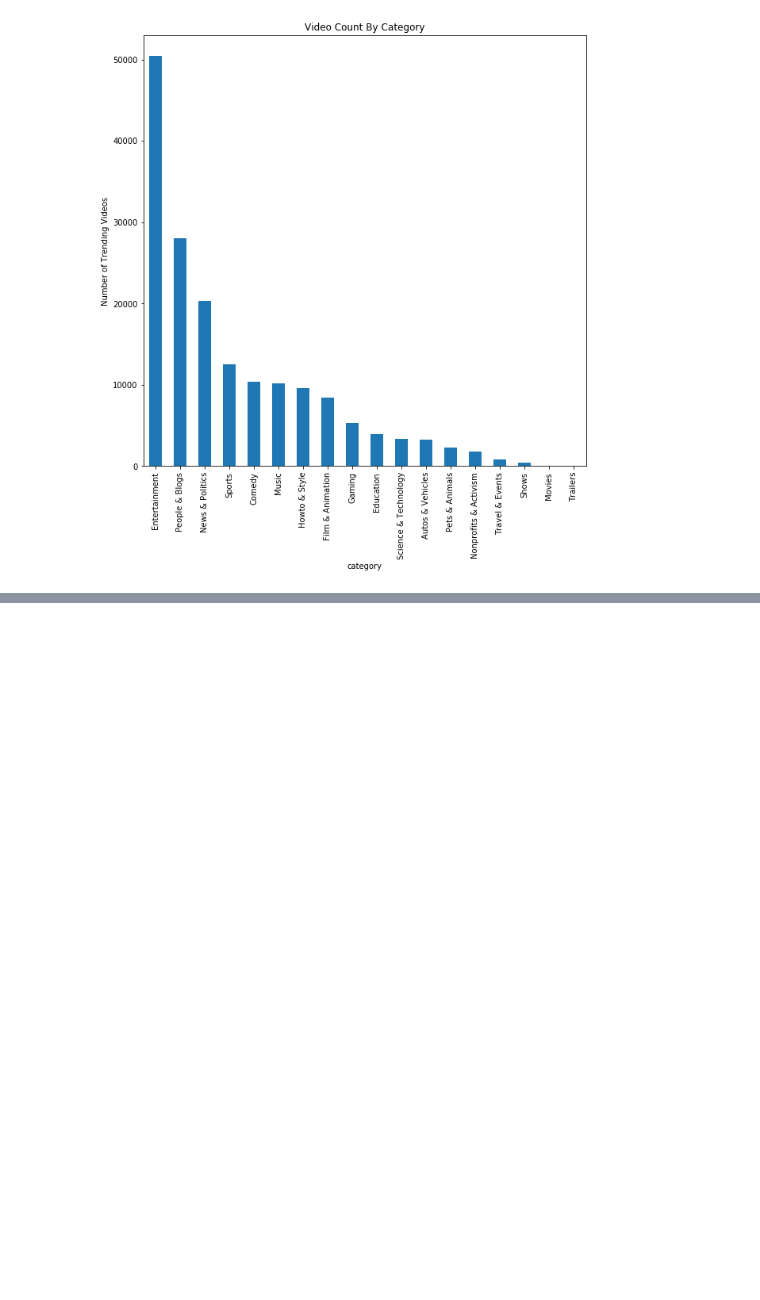
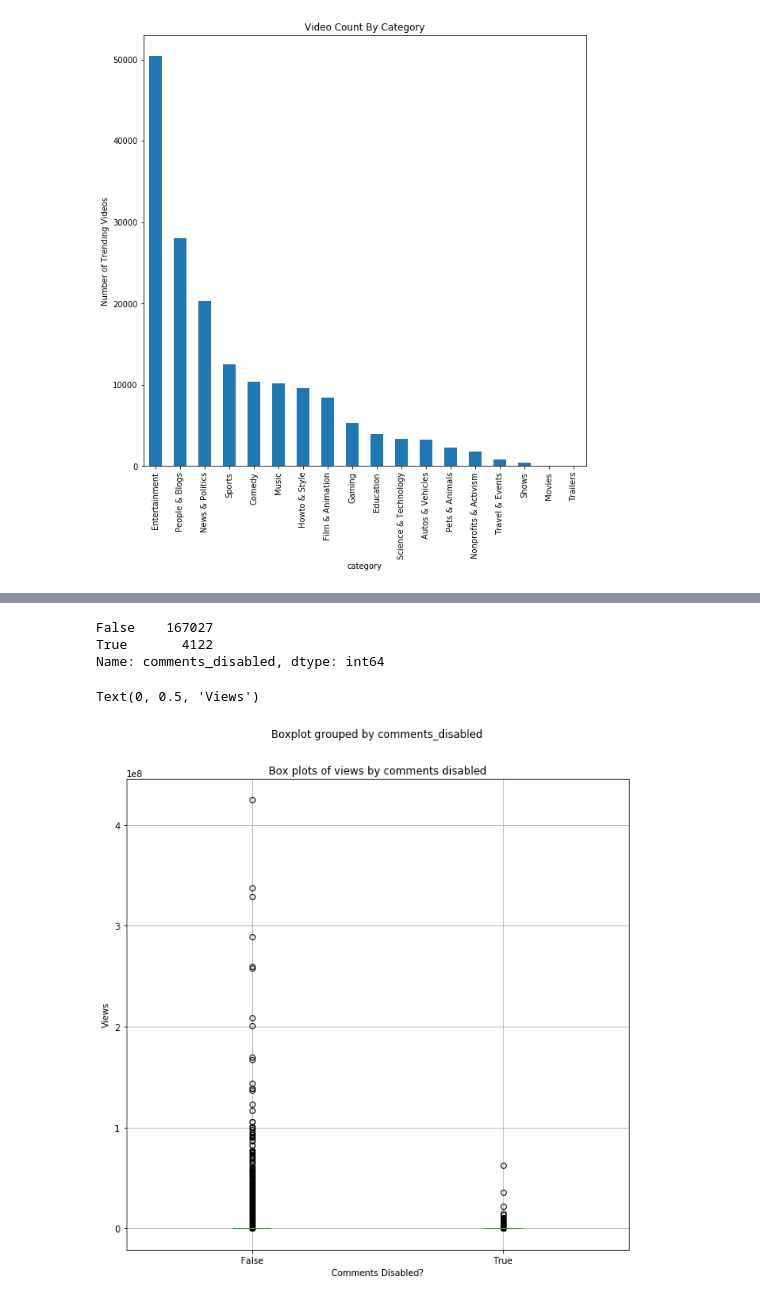
Before and after one commit to rachelleperez/Youtube-Trending, a Jupyter notebook: YoutubeTrendingVideos.ipynb, the cells around one changed output, grey strips where cells are left out. Drawn from its saved outputs; the diff is of its cells as text; code cells hidden in the pictures; blank space fills up the shorter version.

```diff
--- a/YoutubeTrendingVideos.ipynb
+++ b/YoutubeTrendingVideos.ipynb
@@ -100,3 +107,21 @@ df_all_timestamps.head()
 | 2 | g12KeCPRB4Q | 2017-11-14 | Vide grenier LIVE - 12 Novembre 2017 | Kirby-54 | 20 | Gaming | 2017-11-12 | 13:46:18 | ... |
 | 3 | irIZRH3JlIw | 2017-11-14 | لقجع يثور في وجه الإتحاد الإيفوار... | أخبار اليوم | 25 | News & Politics | 2017-11-12 | 19:08:08 | ... |
 | 4 | SnHtzkQZggA | 2017-11-14 | عروس اسطنبول | اعلان الحلقة 25 | ... | تركييتنا - bizim Türkiye | 1 | Film & Animation | 2017-11-13 | 19:58:33 | ... |
+# %%
+# converting date field
+
+def stringify(row):
+    return str(row['publish_date']) + ' ' + str(row['publish_time'])
+
+df_all_timestamps.loc[:,'string_date_time'] = \df_all_timestamps.apply(stringify, axis=1)
+
+df_all_timestamps.loc[:,'publish_timestamp'] = \pd.to_datetime(df_all_timestamps['string_date_time'], infer_datetime_format=True, errors='coerce')
+
+df_all_timestamps = df_all_timestamps.drop('string_date_time', axis=1)
+
+#make a new column in df called 'publish_timestamp'
+#that is a datetime object
+
+df.loc[:,'string_date_time'] = df.apply(stringify, axis=1)
+df.loc[:,'publish_timestamp'] = \pd.to_datetime(df['string_date_time'], infer_datetime_format=True, errors='coerce')
+df = df.drop('string_date_time', axis=1)
@@ -103 +130,13 @@ df_all_timestamps.head()
+# %%
+# makes new columns by taking the logarithm of the views, likes,
+#dislikes and comment_count to compress the scale for easier graphing
+
+import numpy as np
+df.loc[:,'log_views'] = np.log(df.loc[:,'views']+1)
+df.loc[:,'log_likes'] = np.log(df.loc[:,'likes']+1)
+df.loc[:,'log_dislikes'] = np.log(df.loc[:,'dislikes']+1)
+df.loc[:,'log_comment_count'] = np.log(df.loc[:,'comment_count']+1)
+
+#show all columns
+pd.set_option('display.max_columns', 100)
 # %% [markdown]
@@ -187,0 +241,17 @@ Text(0, 0.5, 'Number of Trending Videos')
+# %%
+comments_disabled_count = df['comments_disabled'].value_counts()
+print(comments_disabled_count)
+# %% [output]
+False    167027
+True       4122
+Name: comments_disabled, dtype: int64
+# %%
+fig = plt.figure(figsize=(10,10))
+ax = fig.gca()
+df[['views','comments_disabled']].boxplot(by = 'comments_disabled', ax = ax)
+ax.set_title('Box plots of views by comments disabled')
+ax.set_xlabel('Comments Disabled?')
+ax.set_ylabel('Views')
+# %% [output]
+Text(0, 0.5, 'Views')
+[figure, added]
```
Also changed, not shown: parts of 6 cells of this notebook.
